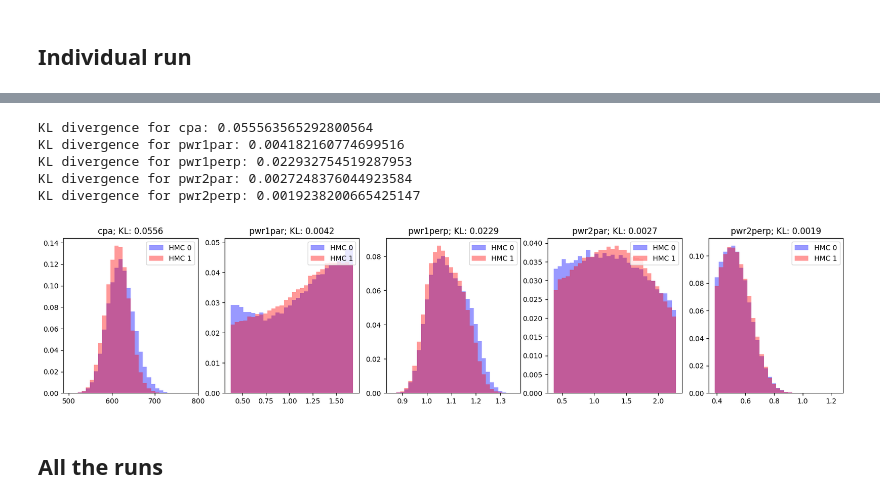
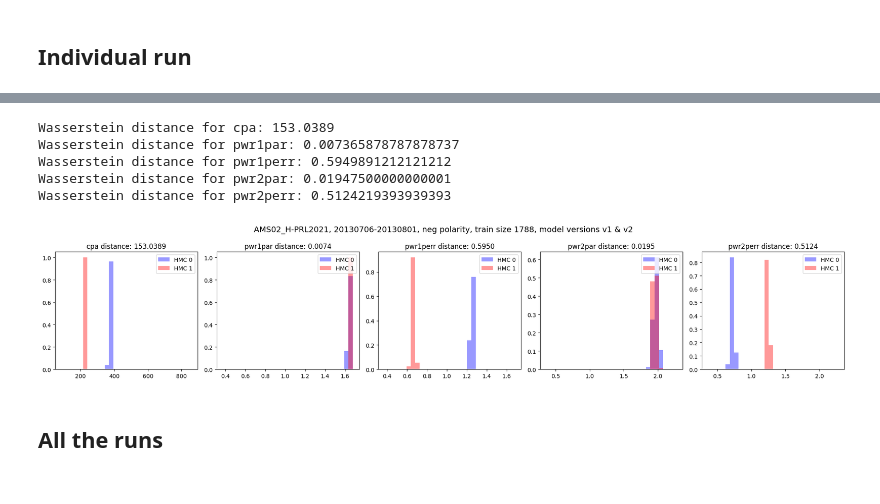
Before and after one commit to hawaii-ai/GalacticCosmicRays, a Jupyter notebook: notebooks/plot/plot_hmc_train_size.ipynb, the cells around one changed output, grey strips where cells are left out. Saved outputs shown, nothing was run; the diff lists cells and outputs as text; code cells hidden in the pictures.

Commit message:
Add bulksubmit files; add bootstrapping; add Wasserstein distance

```diff
--- a/notebooks/plot/plot_hmc_train_size.ipynb
+++ b/notebooks/plot/plot_hmc_train_size.ipynb
@@ -1,10 +1,14 @@
 # %%
-import sys
 import numpy as np
 import pandas as pd
 import matplotlib.pyplot as plt
 from statsmodels.graphics.tsaplots import plot_acf
 from pathlib import Path
 from scipy.special import rel_entr, kl_div
+from scipy.stats import wasserstein_distance
+
+PARAMETERS = ['cpa', 'pwr1par', 'pwr2par', 'pwr1perr', 'pwr2perr']
+PARAMETERS_MIN = np.array([100., 0.4, 0.4, 0.4, 0.4])
+PARAMETERS_MAX = np.array([870., 1.7, 1.7, 2.3, 2.3])
 # %% [markdown]
 ## Relevant functions from utils.py
@@ -139,55 +149,55 @@ Interval 20090308-20090403 corresponds to index 85 for neg polarity in PAMELA_H-
 num_bins = 30
 
 # Let's make a 1 x 5 grid of subplots, where they are the historograms of the samples. We'll plot both hmc_0 and hmc_1 samples in the same grid
 fig, axs = plt.subplots(1, 5, figsize=(20, 4))
+plt.suptitle(f"{exp_name}, {interval}, {polarity} polarity, train size {int(train_size_fraction * 1_788_892)}, model versions {versions[0]} & {versions[1]}", fontsize=14)
 
 # Plot the samples
-kl_divergences = []
+distances = []
 for i, param in enumerate(parameter_names):
     samples_0 = hmc_0_samples[param].values
     samples_1 = hmc_1_samples[param].values
 
     # Plot the samples with same bins
+    # Use global binning after lab meeting conversation 4/9/2025
     total_list = np.concatenate((samples_0, samples_1), axis=0)
-    min = np.min(total_list)
-    max = np.max(total_list)
+    min = PARAMETERS_MIN[i]
+    max = PARAMETERS_MAX[i]
 
     # Create histograms and plot
     hist_0, bins = np.histogram(samples_0, bins=num_bins, range=(min, max), density=True)
     hist_1, bins = np.histogram(samples_1, bins=num_bins, range=(min, max), density=True)
 
-    # Adjust histograms to avoid zero values
-    epsilon = 1e-10  # Small constant to prevent zeros
-    hist_0 += epsilon
-    hist_1 += epsilon
-
-    # Ensure both hists sum to 1
+    # Normalize the histograms
     hist_0 /= hist_0.sum()
     hist_1 /= hist_1.sum()
-    assert np.isclose(hist_0.sum(), 1.0), f"Histogram 0 does not sum to 1: {hist_0.sum()}"
-    assert np.isclose(hist_1.sum(), 1.0), f"Histogram 1 does not sum to 1: {hist_1.sum()}"
 
-    # Compute KL divergence
-    kl_divergence = np.sum(rel_entr(hist_0, hist_1))
-    print(f"KL divergence for {param}: {kl_divergence}")
-    kl_divergences.append(kl_divergence)
+    # Calculate bin centers (needed for Wasserstein distance)
+    bin_centers = 0.5 * (bins[1:] + bins[:-1])
+
+    # Compute Wasserstein distance
+    w_distance = wasserstein_distance(bin_centers, bin_centers, u_weights=hist_0, v_weights=hist_1)
+    print(f"Wasserstein distance for {param}: {w_distance}")
+    distances.append(w_distance)
 
     # Plot the histograms
     axs[i].bar(bins[:-1], hist_0, width=(bins[1]-bins[0]), alpha=0.4, label='HMC 0', color='blue')
     axs[i].bar(bins[:-1], hist_1, width=(bins[1]-bins[0]), alpha=0.4, label='HMC 1', color='red')
 
     # Set the title and labels
-    axs[i].set_title(f"{param}; KL: {kl_divergence:.4f}")
+    axs[i].set_title(f"{param} distance: {w_distance:.4f}")
     axs[i].legend(loc='upper right')
 
+plt.tight_layout()
+plt.savefig(f'../../../results/{hmc_version}/plots/{versions[0]}{versions[1]}_{train_size_fraction}_{idx}_samples.png', dpi=300)
 plt.show()
 # %% [output]
-KL divergence for cpa: 0.055563565292800564
-KL divergence for pwr1par: 0.004182160774699516
-KL divergence for pwr1perp: 0.022932754519287953
-KL divergence for pwr2par: 0.0027248376044923584
-KL divergence for pwr2perp: 0.0019238200665425147
+Wasserstein distance for cpa: 153.0389
+Wasserstein distance for pwr1par: 0.007365878787878737
+Wasserstein distance for pwr1perr: 0.5949891212121212
+Wasserstein distance for pwr2par: 0.01947500000000001
+Wasserstein distance for pwr2perr: 0.5124219393939393
-[figure, old version]
+[figure, new version]
 # %% [markdown]
 ## All the runs
 # %%
```
Also changed, not shown: parts of 8 cells of this notebook, 11 other files.
